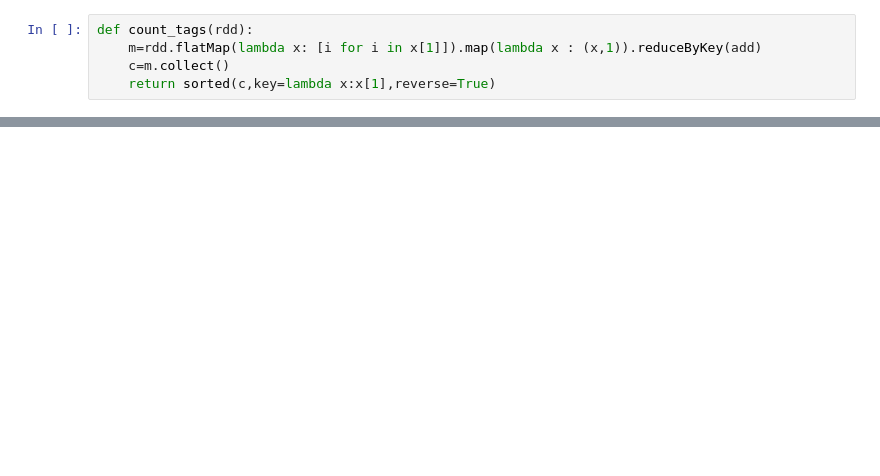
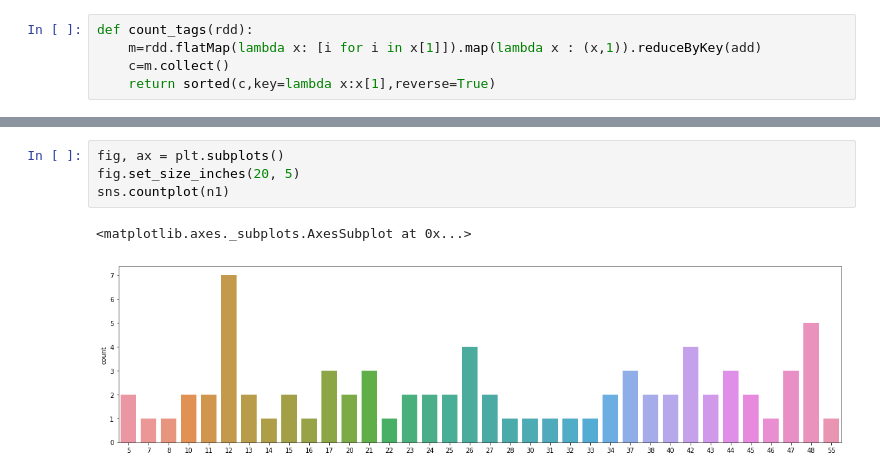
Before and after one commit to Polymere/ADA_Group, a Jupyter notebook: project/notebooks/tags_analysis.ipynb, the cells around one changed output, grey strips where cells are left out. Cells and saved outputs as stored; diff of their text form; blank space fills up the shorter version.

```diff
--- a/project/notebooks/tags_analysis.ipynb
+++ b/project/notebooks/tags_analysis.ipynb
@@ -72,0 +167,7 @@ c[:10]
+# %%
+fig, ax = plt.subplots()
+fig.set_size_inches(20, 5)
+sns.countplot(n1)
+# %% [output]
+<matplotlib.axes._subplots.AxesSubplot at 0x...>
+[figure, added]
```
Also changed, not shown: parts of 21 cells of this notebook.
